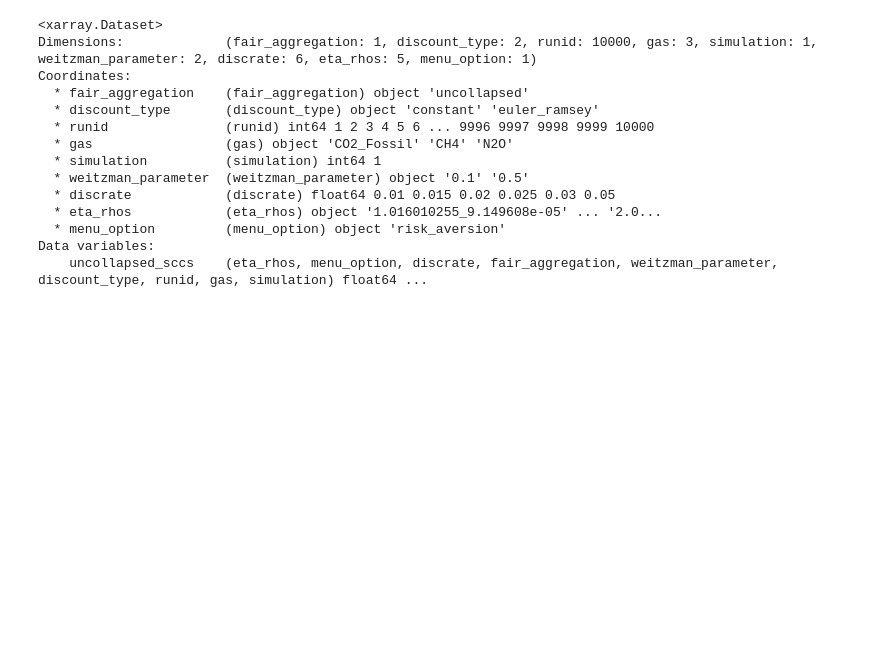
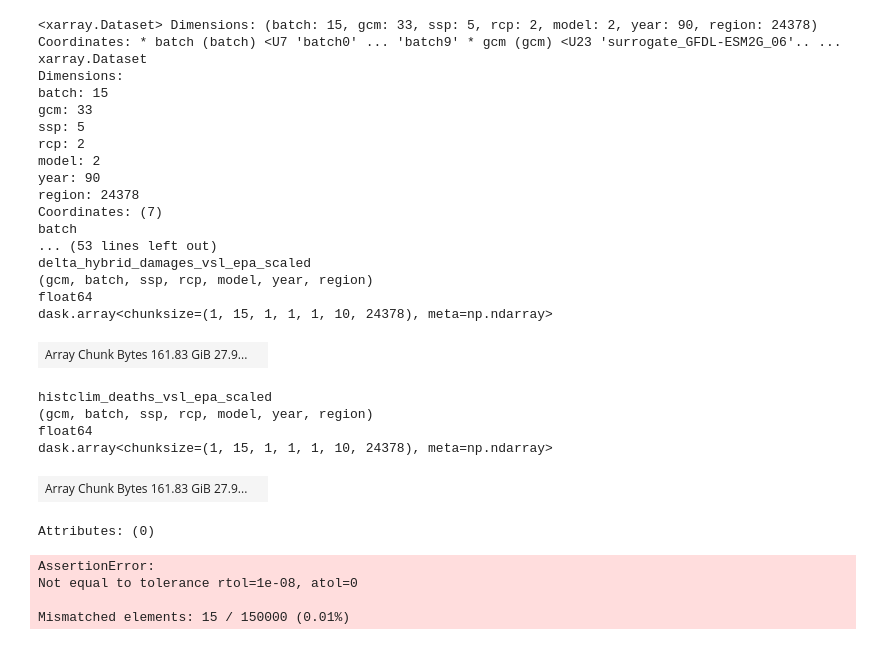
Before and after one commit to ClimateImpactLab/dscim-epa, a Jupyter notebook: damage_fun_runs/Default_EPA_prototype.ipynb, the cells around one changed output. Drawn from its saved outputs; the diff is of its cells as text; code cells hidden in the pictures; blank space fills up the shorter version.

Commit message:
Create working options menu to run all EPA SCC configurations

```diff
--- a/damage_fun_runs/Default_EPA_prototype.ipynb
+++ b/damage_fun_runs/Default_EPA_prototype.ipynb
@@ -191,18 +264,49 @@ Results available: /home/liruixue/replication_newcode/
+# %%
+xr.open_zarr('/shares/gcp/integration/float32/sectoral_ir_damages/mortality_data/impacts-darwin-montecarlo-damages-v1.zarr')
+# %% [output]
+<xarray.Dataset> Dimensions: (batch: 15, gcm: 33, ssp: 5, rcp: 2, model: 2, year: 90, region: 24378) Coordinates: * batch (batch) <U7 'batch0' ... 'batch9' * gcm (gcm) <U23 'surrogate_GFDL-ESM2G_06'.. ...
+xarray.Dataset
+Dimensions:
+batch: 15
+gcm: 33
+ssp: 5
+rcp: 2
+model: 2
+year: 90
+region: 24378
+Coordinates: (7)
+batch
+... (53 lines left out)
+delta_hybrid_damages_vsl_epa_scaled
+(gcm, batch, ssp, rcp, model, year, region)
+float64
+dask.array<chunksize=(1, 15, 1, 1, 1, 10, 24378), meta=np.ndarray>
+| Array Chunk Bytes 161.83 GiB 27.9... |  |
+histclim_deaths_vsl_epa_scaled
+(gcm, batch, ssp, rcp, model, year, region)
+float64
+dask.array<chunksize=(1, 15, 1, 1, 1, 10, 24378), meta=np.ndarray>
+| Array Chunk Bytes 161.83 GiB 27.9... |  |
+Attributes: (0)
 # %%
-test1 = xr.open_dataset("/home/liruixue/replication_newcode/full_order_uncollapsed_sccs.nc4")
-test1
+test1 = (xr.open_dataset("/home/liruixue/replication_newcode/full_order_uncollapsed_sccseuler_ramsey.nc4")
+         .sel(menu_option = 'risk_aversion', weitzman_parameter = '0.5',discount_type = 'euler_ramsey', drop = True)
+         .to_array()
+        .sel(variable = "uncollapsed_sccs"))
+test1_compare = (xr.open_dataset("/home/liruixue/replication_newcode/compare/RFF-SP_allgas_risk_averse_ramsey_sccs_domesticFalse_unmasked_None_Apr272022.nc")
+                 .sel(discount_type = "Ramsey", version = "RFF-SP-v2", sector = 'CAMEL',pulse_year = 2020,weitzman = '0.5', drop = True)
+                 .to_array()
+                .sel(variable = "scc")
+                .drop_vars('menu_option'))
+
+a, b = xr.align(test1, test1_compare, join="inner")
+c = (a - b) / b
+d = np.abs(c.variable.values.flatten())
+
+
+np.testing.assert_allclose(a,b,rtol = 1e-08)
 # %% [output]
-<xarray.Dataset>
-Dimensions:             (fair_aggregation: 1, discount_type: 2, runid: 10000, gas: 3, simulation: 1, weitzman_parameter: 2, discrate: 6, eta_rhos: 5, menu_option: 1)
-Coordinates:
-  * fair_aggregation    (fair_aggregation) object 'uncollapsed'
-  * discount_type       (discount_type) object 'constant' 'euler_ramsey'
-  * runid               (runid) int64 1 2 3 4 5 6 ... 9996 9997 9998 9999 10000
-  * gas                 (gas) object 'CO2_Fossil' 'CH4' 'N2O'
-  * simulation          (simulation) int64 1
-  * weitzman_parameter  (weitzman_parameter) object '0.1' '0.5'
-  * discrate            (discrate) float64 0.01 0.015 0.02 0.025 0.03 0.05
-  * eta_rhos            (eta_rhos) object '1.016010255_9.149608e-05' ... '2.0...
-  * menu_option         (menu_option) object 'risk_aversion'
-Data variables:
-    uncollapsed_sccs    (eta_rhos, menu_option, discrate, fair_aggregation, weitzman_parameter, discount_type, runid, gas, simulation) float64 ...
+AssertionError:
+Not equal to tolerance rtol=1e-08, atol=0
+
+Mismatched elements: 15 / 150000 (0.01%)
```
Also changed, not shown: parts of 10 cells of this notebook, 3 other files.
